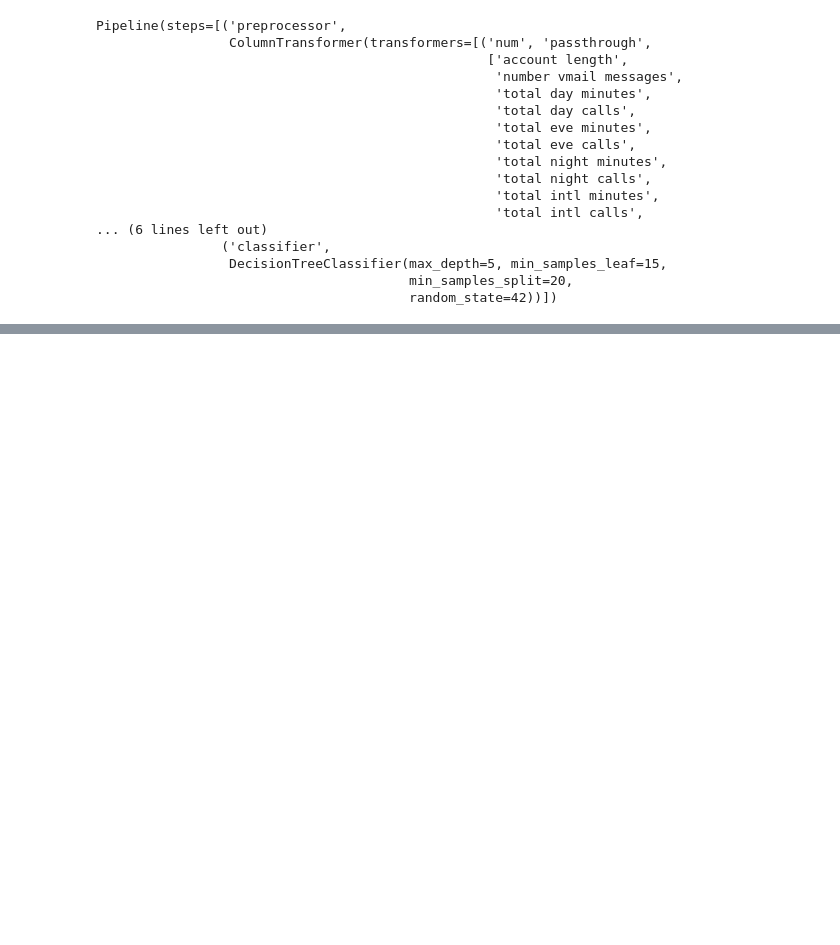
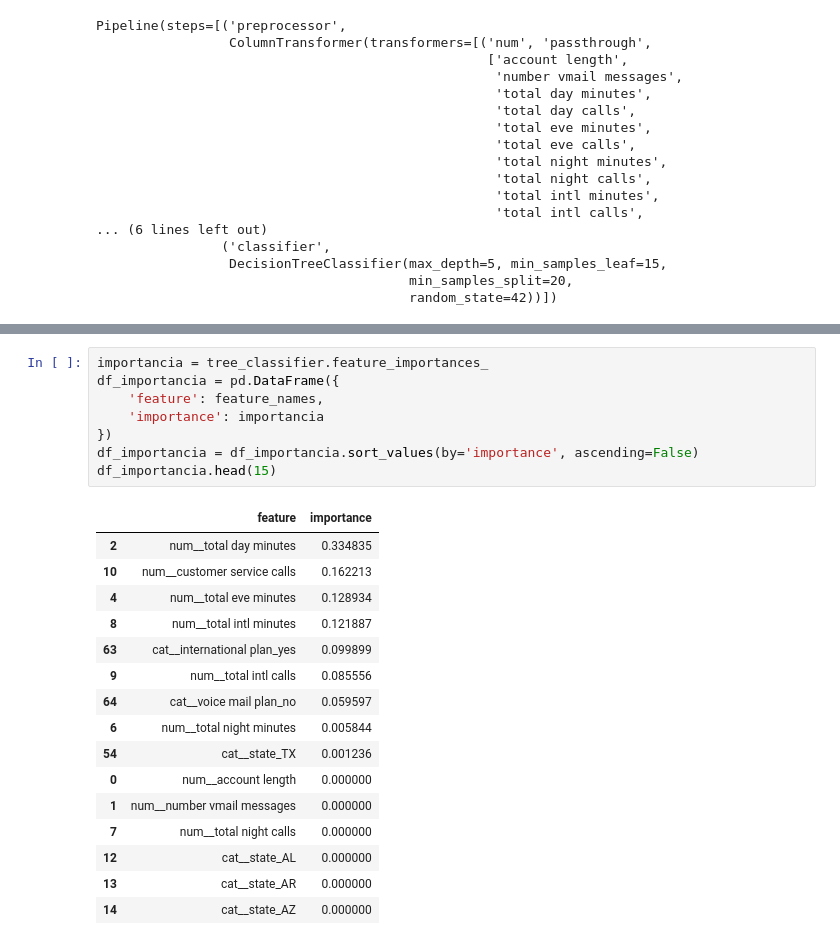
Before and after one commit to miguelmartinezlandeo-design/clasificacion_telefono, a Jupyter notebook: dessiontree.ipynb, the cells around one changed output, grey strips where cells are left out. Drawn from its saved outputs; the diff is of its cells as text; blank space fills up the shorter version.

```diff
--- a/dessiontree.ipynb
+++ b/dessiontree.ipynb
@@ -694,0 +870,25 @@ Pipeline(steps=[('preprocessor',
+# %%
+importancia = tree_classifier.feature_importances_
+df_importancia = pd.DataFrame({
+    'feature': feature_names,
+    'importance': importancia
+})
+df_importancia = df_importancia.sort_values(by='importance', ascending=False)
+df_importancia.head(15)
+# %% [output]
+|  | feature | importance |
+| 2 | num__total day minutes | 0.334835 |
+| 10 | num__customer service calls | 0.162213 |
+| 4 | num__total eve minutes | 0.128934 |
+| 8 | num__total intl minutes | 0.121887 |
+| 63 | cat__international plan_yes | 0.099899 |
+| 9 | num__total intl calls | 0.085556 |
+| 64 | cat__voice mail plan_no | 0.059597 |
+| 6 | num__total night minutes | 0.005844 |
+| 54 | cat__state_TX | 0.001236 |
+| 0 | num__account length | 0.000000 |
+| 1 | num__number vmail messages | 0.000000 |
+| 7 | num__total night calls | 0.000000 |
+| 12 | cat__state_AL | 0.000000 |
+| 13 | cat__state_AR | 0.000000 |
+| 14 | cat__state_AZ | 0.000000 |
```
Also changed, not shown: parts of 10 cells of this notebook, 1 other file.
